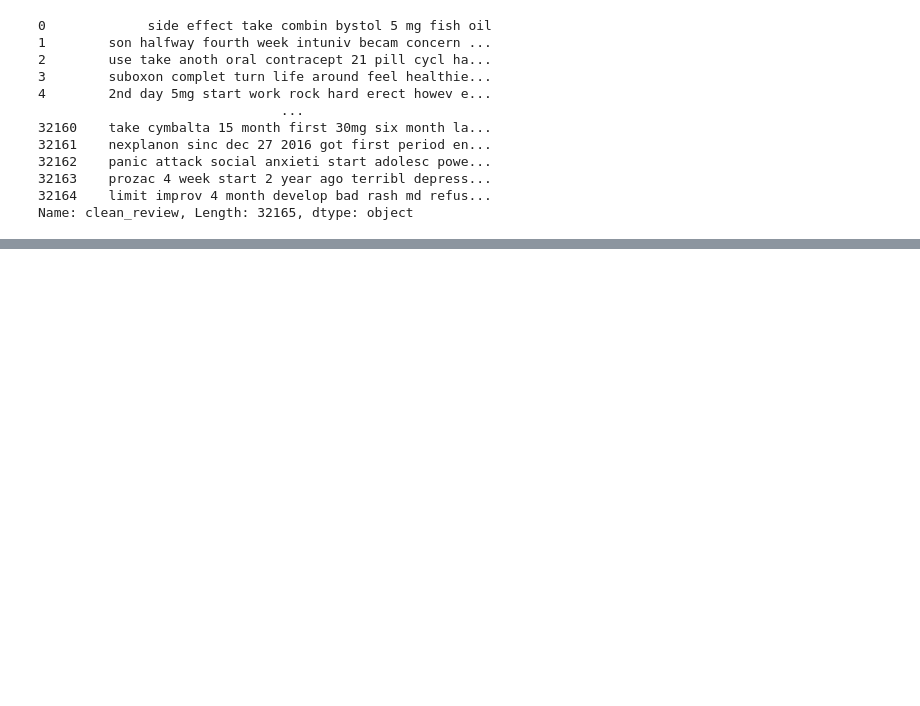
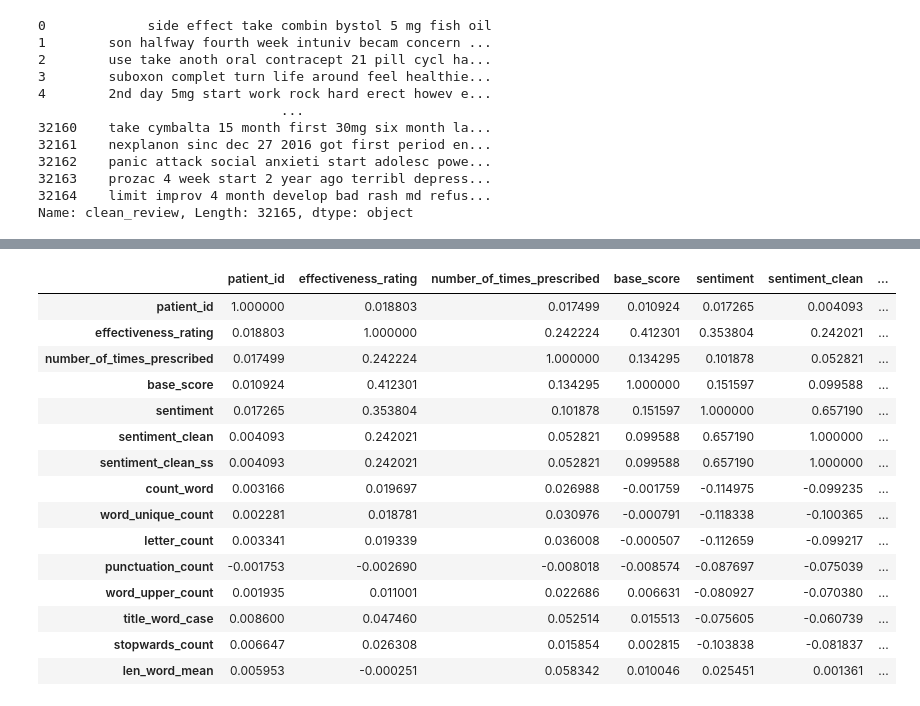
Before and after one commit to AdityaPatidaroo7/Aditya-, a Jupyter notebook: Neurance_ai_problem.ipynb, the cells around one changed output, grey strips where cells are left out. Saved outputs shown, nothing was run; the diff lists cells and outputs as text; code cells hidden in the pictures; blank space fills up the shorter version.

```diff
--- a/Neurance_ai_problem.ipynb
+++ b/Neurance_ai_problem.ipynb
@@ -320,0 +331,32 @@ Name: clean_review, Length: 32165, dtype: object
+# %%
+df['sentiment_clean'] = sentiment(df['clean_review'])
+# %%
+# Cleaning the reviews without removing the stop words and using snowball stemmer
+df['review_clean_ss'] = clean_review(df['clean_review'])
+df['sentiment_clean_ss'] = sentiment(df['review_clean_ss'])
+# %%
+df = df.dropna(how="any", axis=0)
+# %%
+#Word count in each review
+df['count_word']=df["review_clean_ss"].apply(lambda x: len(str(x).split()))
+
+#Unique word count
+df['word_unique_count']=df["review_clean_ss"].apply(lambda x: len(set(str(x).split())))
+
+#Letter count
+df['letter_count']=df["review_clean_ss"].apply(lambda x: len(str(x)))
+
+#punctuation count
+df["punctuation_count"] = df["review_by_patient"].apply(lambda x: len([c for c in str(x) if c in string.punctuation]))
+
+#upper case words count
+df["word_upper_count"] = df["review_by_patient"].apply(lambda x: len([w for w in str(x).split() if w.isupper()]))
+
+#title case words count
+df["title_word_case"] = df["review_by_patient"].apply(lambda x: len([w for w in str(x).split() if w.istitle()]))
+
+#Number of stopwords
+df["stopwards_count"] = df["review_by_patient"].apply(lambda x: len([w for w in str(x).lower().split() if w in stop_words]))
+
+#Average length of the words
+df["len_word_mean"] = df["review_clean_ss"].apply(lambda x: np.mean([len(w) for w in str(x).split()]))
@@ -320,0 +370,19 @@ Name: clean_review, Length: 32165, dtype: object
+# %%
+df.corr()
+# %% [output]
+|  | patient_id | effectiveness_rating | number_of_times_prescribed | base_score | sentiment | sentiment_clean | ... |
+| patient_id | 1.000000 | 0.018803 | 0.017499 | 0.010924 | 0.017265 | 0.004093 | ... |
+| effectiveness_rating | 0.018803 | 1.000000 | 0.242224 | 0.412301 | 0.353804 | 0.242021 | ... |
+| number_of_times_prescribed | 0.017499 | 0.242224 | 1.000000 | 0.134295 | 0.101878 | 0.052821 | ... |
+| base_score | 0.010924 | 0.412301 | 0.134295 | 1.000000 | 0.151597 | 0.099588 | ... |
+| sentiment | 0.017265 | 0.353804 | 0.101878 | 0.151597 | 1.000000 | 0.657190 | ... |
+| sentiment_clean | 0.004093 | 0.242021 | 0.052821 | 0.099588 | 0.657190 | 1.000000 | ... |
+| sentiment_clean_ss | 0.004093 | 0.242021 | 0.052821 | 0.099588 | 0.657190 | 1.000000 | ... |
+| count_word | 0.003166 | 0.019697 | 0.026988 | -0.001759 | -0.114975 | -0.099235 | ... |
+| word_unique_count | 0.002281 | 0.018781 | 0.030976 | -0.000791 | -0.118338 | -0.100365 | ... |
+| letter_count | 0.003341 | 0.019339 | 0.036008 | -0.000507 | -0.112659 | -0.099217 | ... |
+| punctuation_count | -0.001753 | -0.002690 | -0.008018 | -0.008574 | -0.087697 | -0.075039 | ... |
+| word_upper_count | 0.001935 | 0.011001 | 0.022686 | 0.006631 | -0.080927 | -0.070380 | ... |
+| title_word_case | 0.008600 | 0.047460 | 0.052514 | 0.015513 | -0.075605 | -0.060739 | ... |
+| stopwards_count | 0.006647 | 0.026308 | 0.015854 | 0.002815 | -0.103838 | -0.081837 | ... |
+| len_word_mean | 0.005953 | -0.000251 | 0.058342 | 0.010046 | 0.025451 | 0.001361 | ... |
```
Also changed, not shown: parts of 10 cells of this notebook.
